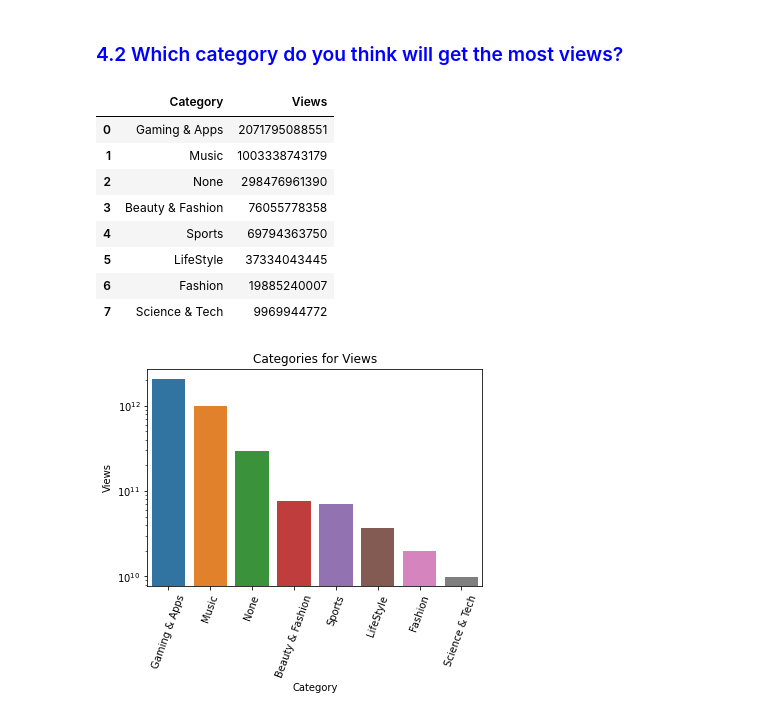
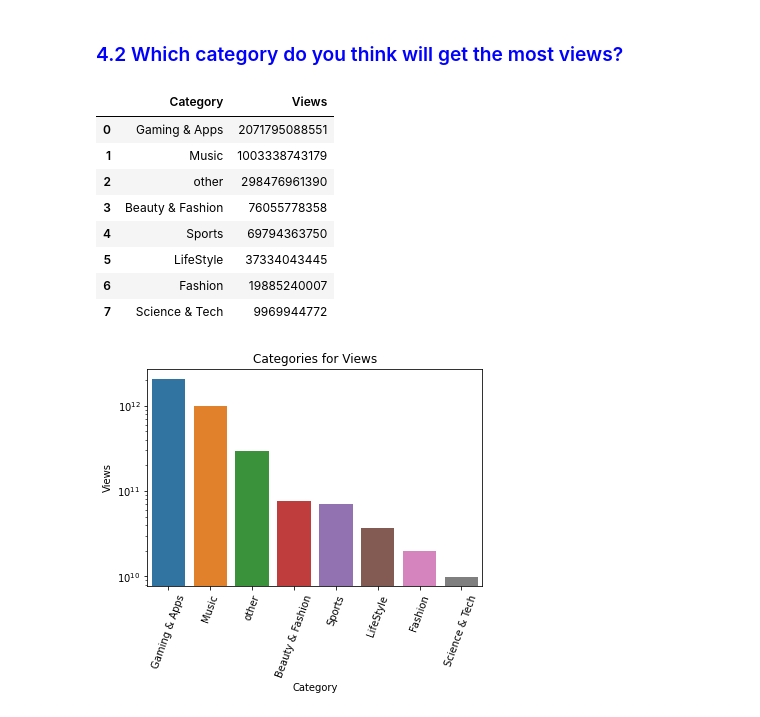
Before and after one commit to zivszt/project-masters, a Jupyter notebook: 15.ipynb, the cells around one changed output. Cells and saved outputs as stored; diff of their text form; code cells hidden in the pictures.

```diff
--- a/15.ipynb
+++ b/15.ipynb
@@ -420,12 +414,13 @@ plt.show()
 ### <span style="color:blue"> 4.2 Which category do you think will get the most views?</span>
 # %%
 sum_youtubers_viwes=youtubers_df.groupby("Category")[["Views"]].sum().head(8).sort_values('Views',ascending=False).reset_index()
+sum_youtubers_viwes.replace('None','other',inplace = True)
 sum_youtubers_viwes
 # %% [output]
 |  | Category | Views |
 | 0 | Gaming & Apps | 2071795088551 |
 | 1 | Music | 1003338743179 |
-| 2 | None | 298476961390 |
+| 2 | other | 298476961390 |
 | 3 | Beauty & Fashion | 76055778358 |
 | 4 | Sports | 69794363750 |
 | 5 | LifeStyle | 37334043445 |
```
Also changed, not shown: parts of 4 cells of this notebook.
